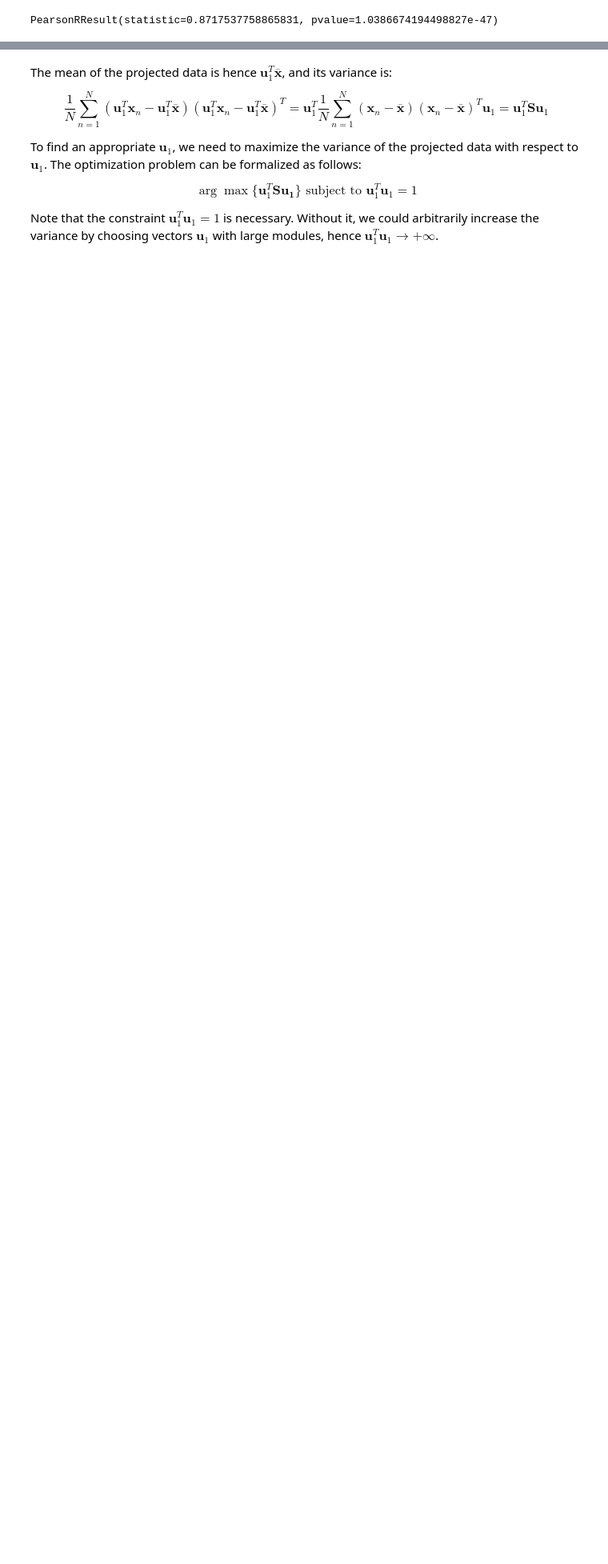
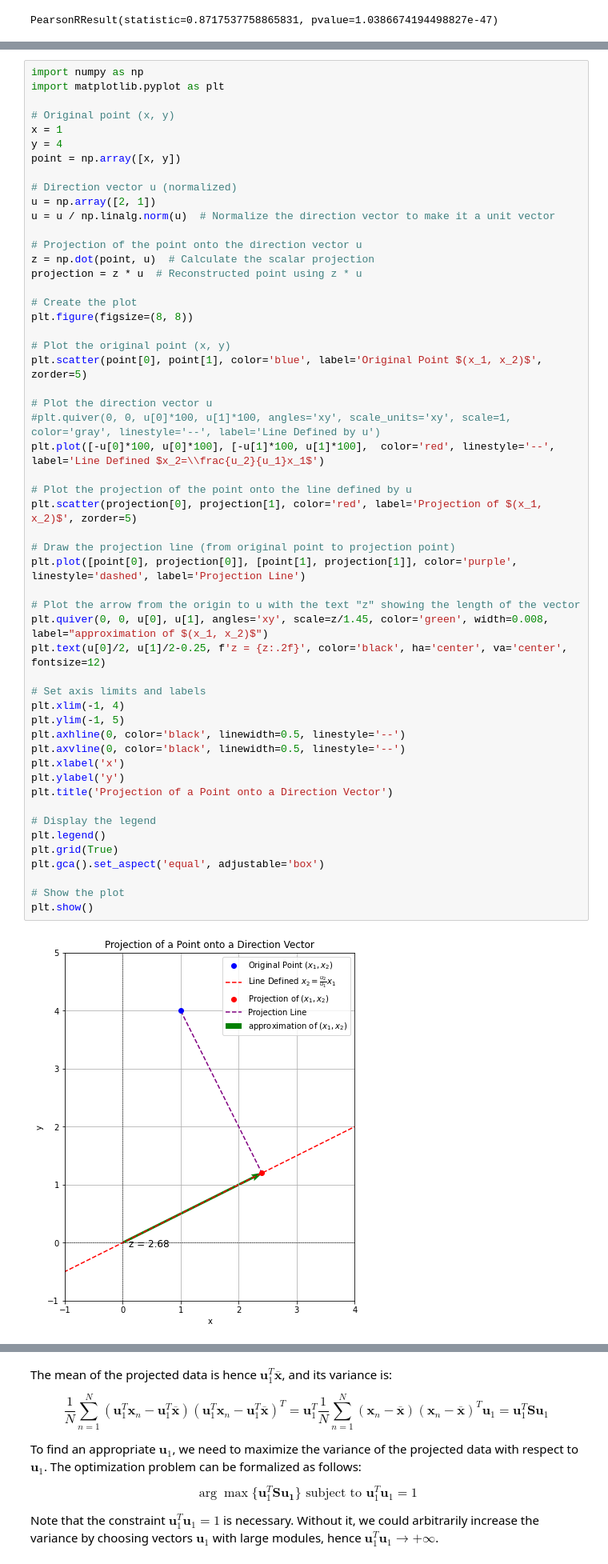
Before and after one commit to antoninofurnari/fadlecturenotes2425, a Jupyter notebook: lecturenotes/lectures/17_principal_component_analysis.ipynb, the cells around one changed output, grey strips where cells are left out. Shown at 80% size. Saved outputs shown, nothing was run; the diff lists cells and outputs as text; blank space fills up the shorter version.

```diff
--- a/lecturenotes/lectures/17_principal_component_analysis.ipynb
+++ b/lecturenotes/lectures/17_principal_component_analysis.ipynb
@@ -365,0 +175,55 @@ We can see $w_1$ and $w_2$ as two weights denoting the relative importance of th
+# %%
+import numpy as np
+import matplotlib.pyplot as plt
+
+# Original point (x, y)
+x = 1
+y = 4
+point = np.array([x, y])
+
+# Direction vector u (normalized)
+u = np.array([2, 1])
+u = u / np.linalg.norm(u)  # Normalize the direction vector to make it a unit vector
+
+# Projection of the point onto the direction vector u
+z = np.dot(point, u)  # Calculate the scalar projection
+projection = z * u  # Reconstructed point using z * u
+
+# Create the plot
+plt.figure(figsize=(8, 8))
+
+# Plot the original point (x, y)
+plt.scatter(point[0], point[1], color='blue', label='Original Point $(x_1, x_2)$', zorder=5)
+
+# Plot the direction vector u
+#plt.quiver(0, 0, u[0]*100, u[1]*100, angles='xy', scale_units='xy', scale=1, color='gray', linestyle='--', label='Line Defined by u')
+plt.plot([-u[0]*100, u[0]*100], [-u[1]*100, u[1]*100],  color='red', linestyle='--', label='Line Defined $x_2=\\frac{u_2}{u_1}x_1$')
+
+# Plot the projection of the point onto the line defined by u
+plt.scatter(projection[0], projection[1], color='red', label='Projection of $(x_1, x_2)$', zorder=5)
+
+# Draw the projection line (from original point to projection point)
+plt.plot([point[0], projection[0]], [point[1], projection[1]], color='purple', linestyle='dashed', label='Projection Line')
+
+# Plot the arrow from the origin to u with the text "z" showing the length of the vector
+plt.quiver(0, 0, u[0], u[1], angles='xy', scale=z/1.45, color='green', width=0.008, label="approximation of $(x_1, x_2)$")
+plt.text(u[0]/2, u[1]/2-0.25, f'z = {z:.2f}', color='black', ha='center', va='center', fontsize=12)
+
+# Set axis limits and labels
+plt.xlim(-1, 4)
+plt.ylim(-1, 5)
+plt.axhline(0, color='black', linewidth=0.5, linestyle='--')
+plt.axvline(0, color='black', linewidth=0.5, linestyle='--')
+plt.xlabel('x')
+plt.ylabel('y')
+plt.title('Projection of a Point onto a Direction Vector')
+
+# Display the legend
+plt.legend()
+plt.grid(True)
+plt.gca().set_aspect('equal', adjustable='box')
+
+# Show the plot
+plt.show()
+# %% [output]
+[figure, added]
```
Also changed, not shown: parts of 24 cells of this notebook.
